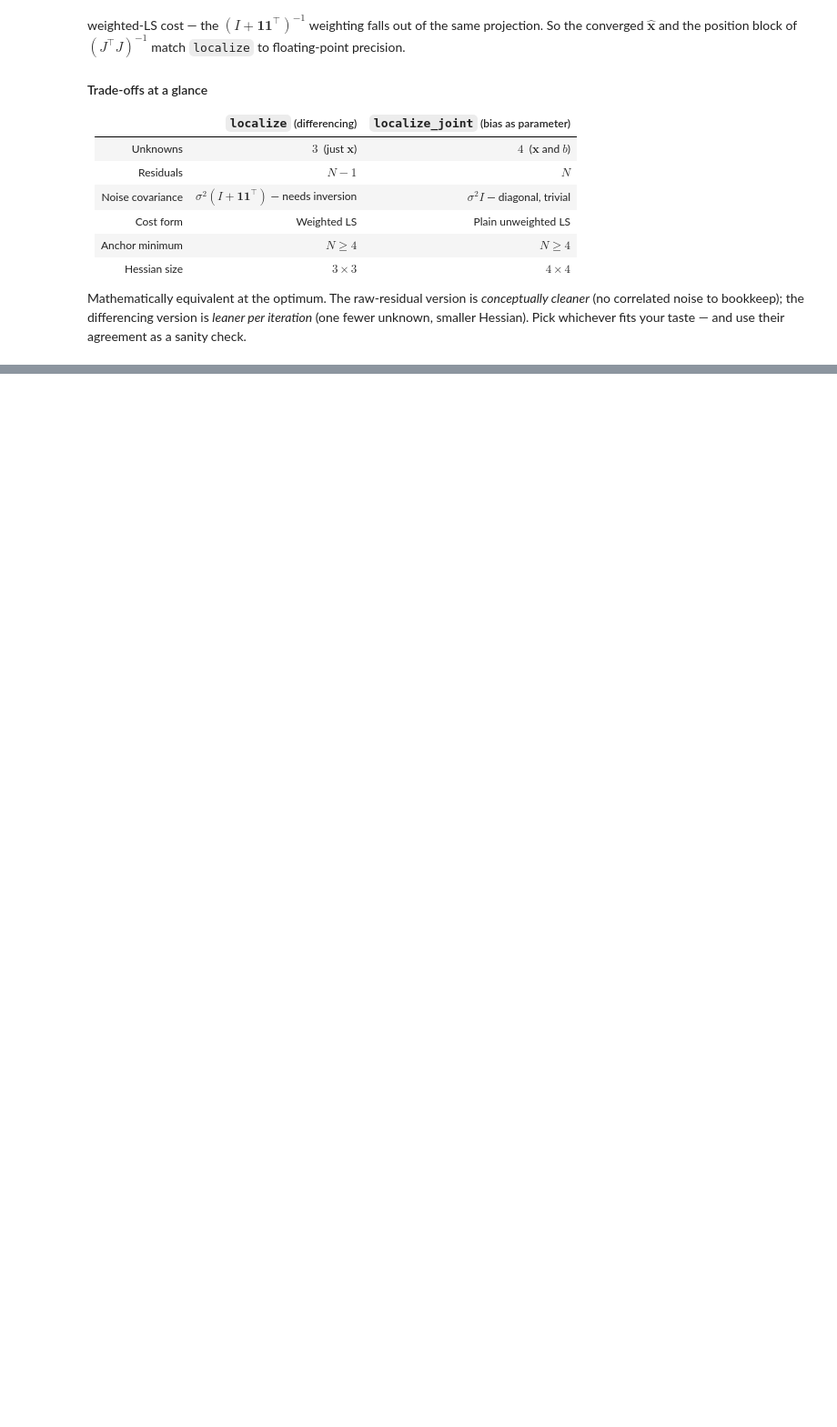
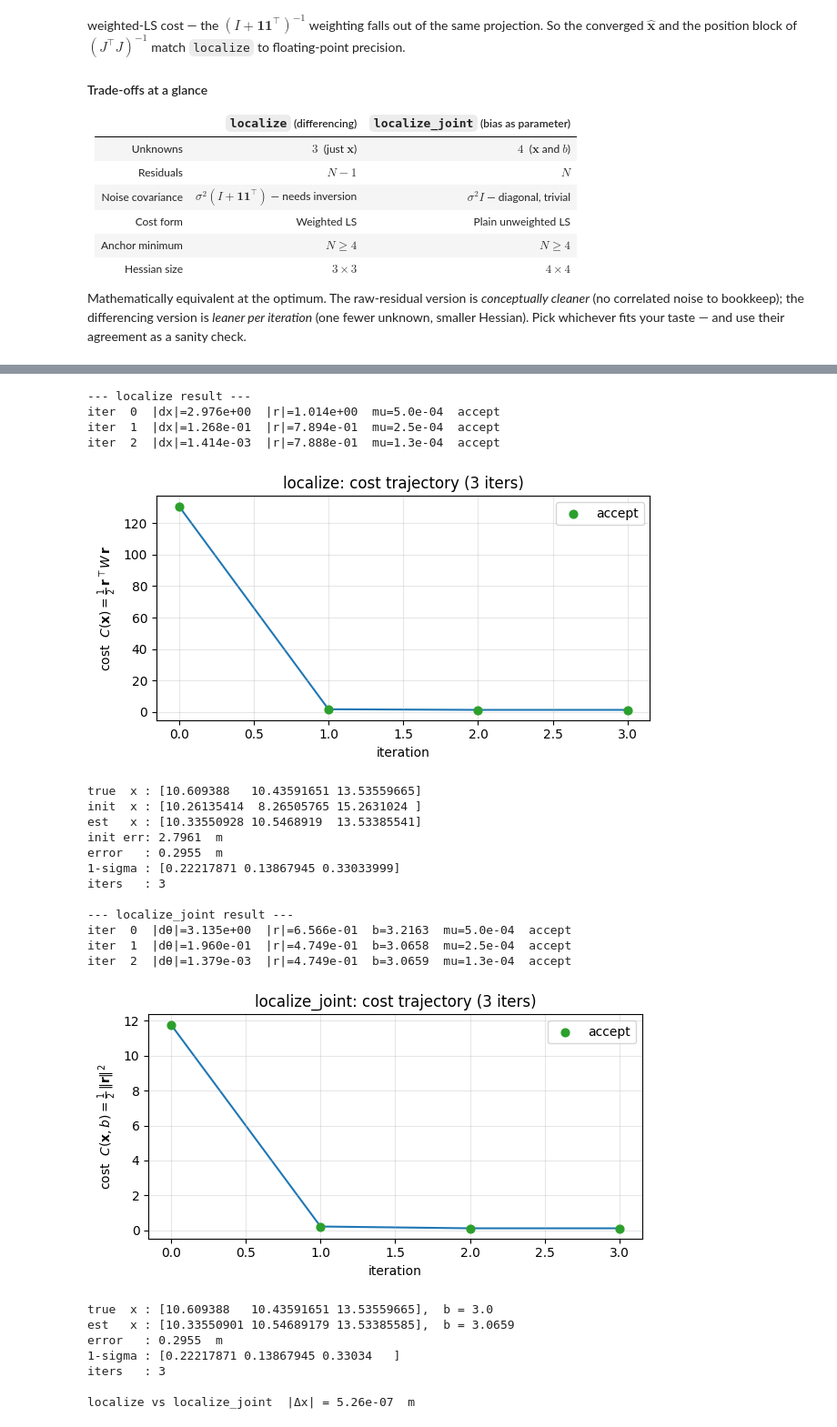
Before and after one commit to jelenesm/trilateration, a Jupyter notebook: example.ipynb, the cells around one changed output, grey strips where cells are left out. Shown at 91% size. Cells and saved outputs as stored; diff of their text form; code cells hidden in the pictures; blank space fills up the shorter version.

```diff
--- a/example.ipynb
+++ b/example.ipynb
@@ -719,0 +626,63 @@ plt.show()
+# %%
+# --------------------------------------------------------------------------
+# Sanity check
+# --------------------------------------------------------------------------
+
+# Anchor placement / survey error: zero-mean Gaussian, drawn once.
+anchors = anchors_true + rng.normal(0, anchor_sigma, size=anchors_true.shape)
+
+# True positioh being estimated
+x_true = rng.uniform(low=[0.0, 0.0, 0.0], high=[W, D, H], size=3)
+true_ranges = np.linalg.norm(anchors - x_true, axis=1)
+d_meas = true_ranges + rng.normal(bias_true, sigma, size=len(anchors_true))
+
+# Localizer is given the noisy surveyed anchors.
+x0 = linear_init(d_meas, anchors)
+
+print("--- localize result ---")
+x_hat, cov, info = localize(d_meas, anchors, sigma=sigma, tol=tol, verbose=True)
+print(f"true  x : {x_true}")
+print(f"init  x : {x0}")
+print(f"est   x : {x_hat}")
+print(f"init err: {np.linalg.norm(x0 - x_true):.4f}  m")
+print(f"error   : {np.linalg.norm(x_hat - x_true):.4f}  m")
+print(f"1-sigma : {np.sqrt(np.diag(cov))}")
+print(f"iters   : {info['iterations']}\n")
+
+# Same data, joint (bias-as-parameter) estimator.
+print("--- localize_joint result ---")
+x_hat_j, b_hat_j, cov_j, info_j = localize_joint(d_meas, anchors, sigma=sigma, tol=tol, verbose=True)
+print(f"true  x : {x_true},  b = {bias_true}")
+print(f"est   x : {x_hat_j},  b = {b_hat_j:.4f}")
+print(f"error   : {np.linalg.norm(x_hat_j - x_true):.4f}  m")
+print(f"1-sigma : {np.sqrt(np.diag(cov_j))}")
+print(f"iters   : {info_j['iterations']}")
+
+# Sanity check: the two methods should agree to ~ machine epsilon.
+print(f"\nlocalize vs localize_joint  |Δx| = {np.linalg.norm(x_hat - x_hat_j):.2e}  m")
+# %% [output]
+--- localize result ---
+iter  0  |dx|=2.976e+00  |r|=1.014e+00  mu=5.0e-04  accept
+iter  1  |dx|=1.268e-01  |r|=7.894e-01  mu=2.5e-04  accept
+iter  2  |dx|=1.414e-03  |r|=7.888e-01  mu=1.3e-04  accept
+[figure, new version]
+true  x : [10.609388   10.43591651 13.53559665]
+init  x : [10.26135414  8.26505765 15.2631024 ]
+est   x : [10.33550928 10.5468919  13.53385541]
+init err: 2.7961  m
+error   : 0.2955  m
+1-sigma : [0.22217871 0.13867945 0.33033999]
+iters   : 3
+
+--- localize_joint result ---
+iter  0  |dθ|=3.135e+00  |r|=6.566e-01  b=3.2163  mu=5.0e-04  accept
+iter  1  |dθ|=1.960e-01  |r|=4.749e-01  b=3.0658  mu=2.5e-04  accept
+iter  2  |dθ|=1.379e-03  |r|=4.749e-01  b=3.0659  mu=1.3e-04  accept
+[figure, new version]
+true  x : [10.609388   10.43591651 13.53559665],  b = 3.0
+est   x : [10.33550901 10.54689179 13.53385585],  b = 3.0659
+error   : 0.2955  m
+1-sigma : [0.22217871 0.13867945 0.33034   ]
+iters   : 3
+
+localize vs localize_joint  |Δx| = 5.26e-07  m
```
Also changed, not shown: parts of 12 cells of this notebook.
